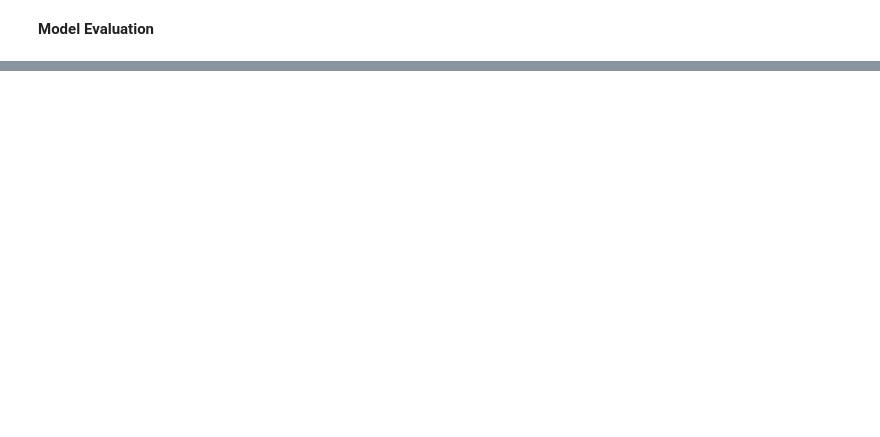
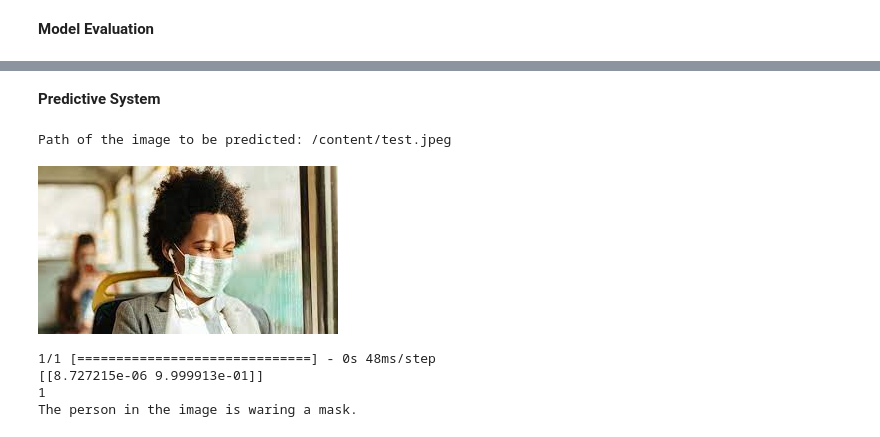
Before and after one commit to Nargesmohammadi/Face-Mask-Detection-CNN, a Jupyter notebook: Face_Mask_Detection.ipynb, the cells around one changed output, grey strips where cells are left out. Drawn from its saved outputs; the diff is of its cells as text; code cells hidden in the pictures; blank space fills up the shorter version.

```diff
--- a/Face_Mask_Detection.ipynb
+++ b/Face_Mask_Detection.ipynb
@@ -298,5 +299,5 @@ model.compile(optimizer='adam',
               metrics=['acc'])
 # %%
 # training the neural network
-history = model.fit(X_train_scaled, Y_train, validation_split=0.1, epochs=5)
+history = model.fit(X_train_scaled, Y_train, validation_split=0.1, epochs=10)
 # %% [output]
@@ -320,0 +349,34 @@ Test accuracy = 0.9278623461723328
+# %% [markdown]
+**Predictive System**
+# %%
+input_image_path = input('Path of the image to be predicted: ')
+
+input_image = cv2.imread(input_image_path)
+
+cv2_imshow(input_image)
+
+input_image_resized = cv2.resize(input_image, (128,128))
+
+input_image_scaled = input_image_resized/255
+
+input_image_reshaped = np.reshape(input_image_scaled, [1, 128, 128, 3])
+
+input_prediction = model.predict(input_image_reshaped)
+
+print(input_prediction)
+
+input_pred_label = np.argmax(input_prediction)
+
+print(input_pred_label)
+
+if input_pred_label == 1:
+  print('The person in the image is waring a mask.')
+else:
+  print('The person in the image in not waring a mask')
+# %% [output]
+Path of the image to be predicted: /content/test.jpeg
+[figure, added]
+1/1 [==============================] - 0s 48ms/step
+[[8.727215e-06 9.999913e-01]]
+1
+The person in the image is waring a mask.
```
Also changed, not shown: parts of 6 cells of this notebook, 3 other files.
